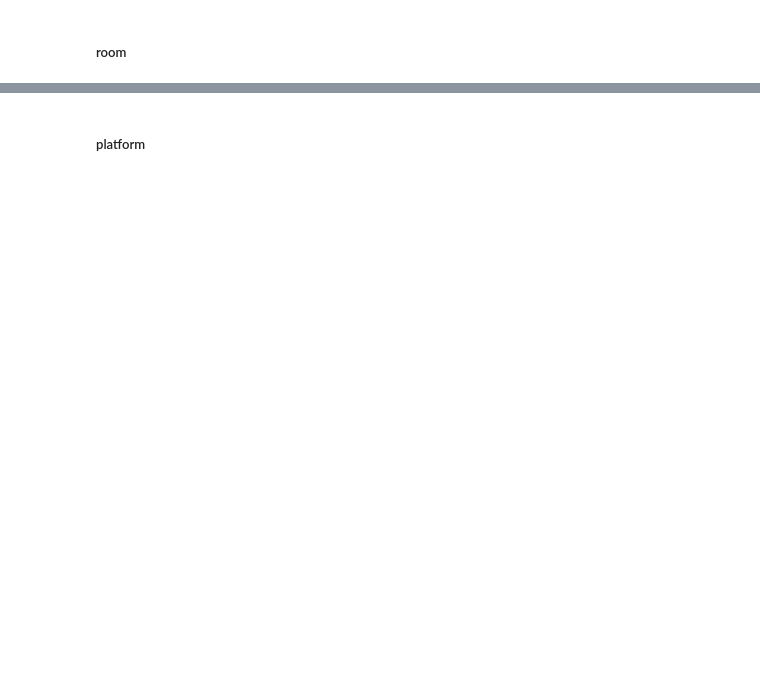
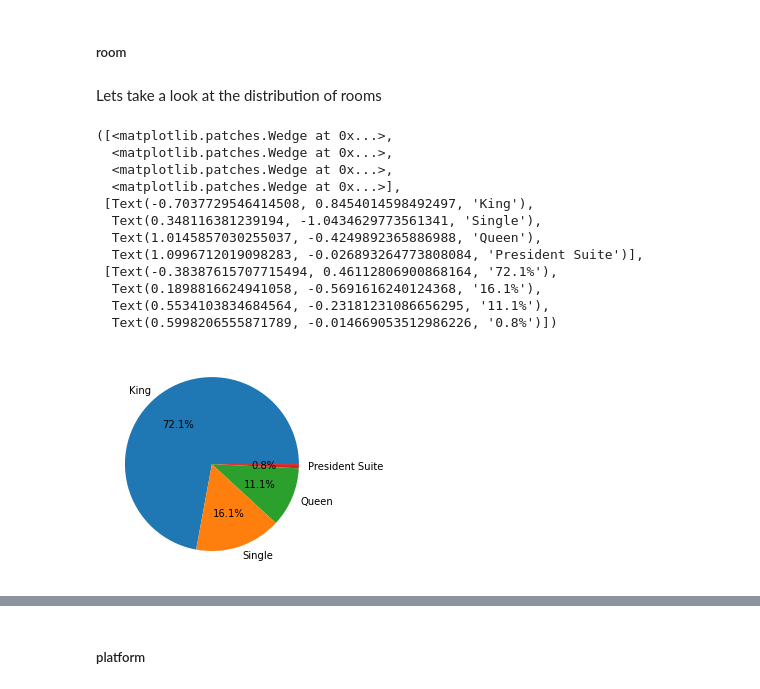
Before and after one commit to Anglesofdeath/no_show-data-science-project, a Jupyter notebook: eda.ipynb, the cells around one changed output, grey strips where cells are left out. Saved outputs shown, nothing was run; the diff lists cells and outputs as text; code cells hidden in the pictures; blank space fills up the shorter version.

```diff
--- a/eda.ipynb
+++ b/eda.ipynb
@@ -825,2 +873,21 @@ df_temp = df
 # %% [markdown]
 ##### room
+# %% [markdown]
+Lets take a look at the distribution of rooms
+# %%
+room = ['King', 'Single', 'Queen', 'President Suite']
+plt.pie(df['room'].value_counts()[room], autopct='%1.1f%%', labels=room)
+# %% [output]
+([<matplotlib.patches.Wedge at 0x...>,
+  <matplotlib.patches.Wedge at 0x...>,
+  <matplotlib.patches.Wedge at 0x...>,
+  <matplotlib.patches.Wedge at 0x...>],
+ [Text(-0.7037729546414508, 0.8454014598492497, 'King'),
+  Text(0.348116381239194, -1.0434629773561341, 'Single'),
+  Text(1.0145857030255037, -0.4249892365886988, 'Queen'),
+  Text(1.0996712019098283, -0.026893264773808084, 'President Suite')],
+ [Text(-0.38387615707715494, 0.46112806900868164, '72.1%'),
+  Text(0.1898816624941058, -0.5691616240124368, '16.1%'),
+  Text(0.5534103834684564, -0.23181231086656295, '11.1%'),
+  Text(0.5998206555871789, -0.014669053512986226, '0.8%')])
+[figure, added]
```
Also changed, not shown: parts of 47 cells of this notebook.
